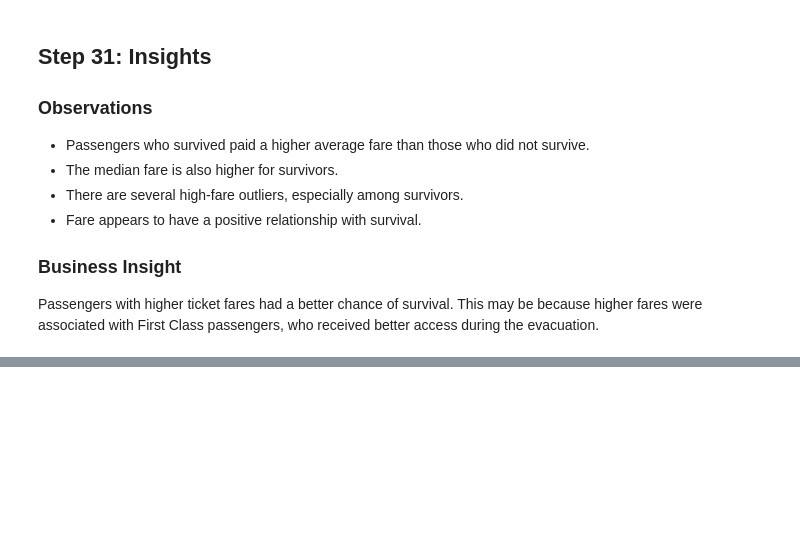
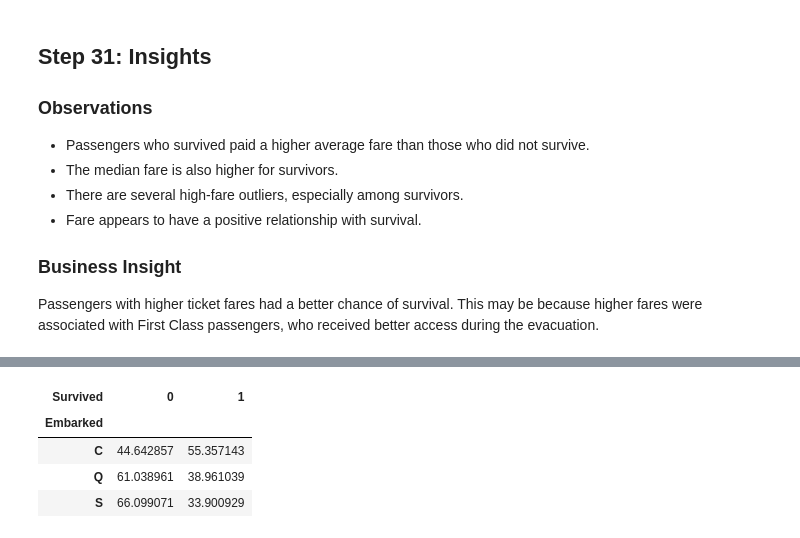
Before and after one commit to AiWriter404/Titanic-Survival-Prediction, a Jupyter notebook: notebooks/Titanic_Survival_Prediction.ipynb, the cells around one changed output, grey strips where cells are left out. Cells and saved outputs as stored; diff of their text form; code cells hidden in the pictures; blank space fills up the shorter version.

```diff
--- a/notebooks/Titanic_Survival_Prediction.ipynb
+++ b/notebooks/Titanic_Survival_Prediction.ipynb
@@ -524,0 +566,14 @@ Passengers with higher ticket fares had a better chance of survival. This may be
+# %%
+# Survival Percentage by Embarked
+
+pd.crosstab(
+    train["Embarked"],
+    train["Survived"],
+    normalize="index"
+) * 100
+# %% [output]
+| Survived | 0 | 1 |
+| Embarked |  |  |
+| C | 44.642857 | 55.357143 |
+| Q | 61.038961 | 38.961039 |
+| S | 66.099071 | 33.900929 |
```
Also changed, not shown: parts of 13 cells of this notebook.
